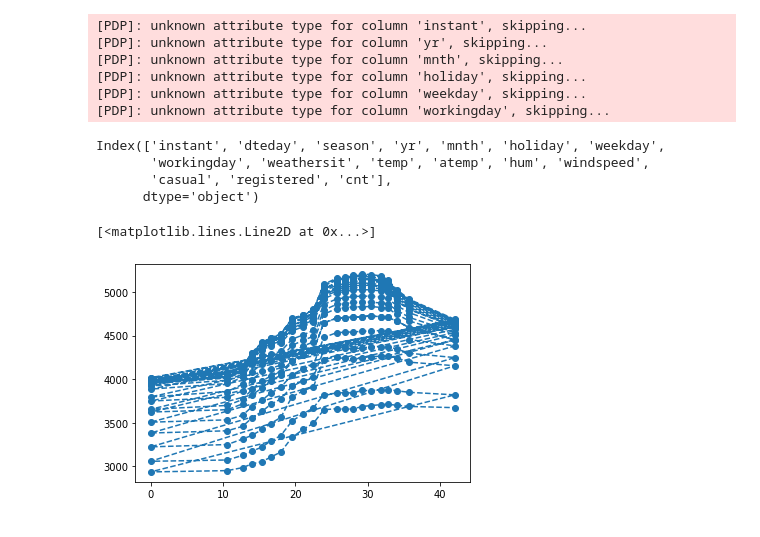
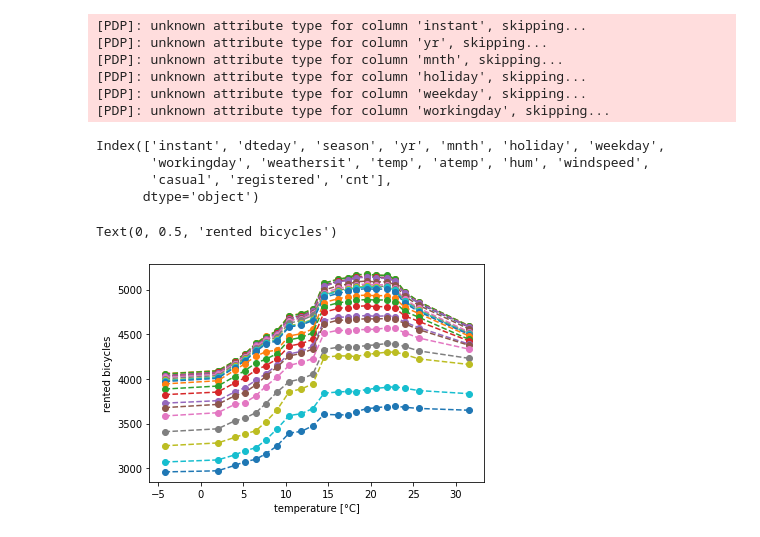
Before and after one commit to algoneer/algoneer, a Jupyter notebook: examples/bike-sharing/partial-dependence-plot.ipynb, the cells around one changed output. Saved outputs shown, nothing was run; the diff lists cells and outputs as text; code cells hidden in the pictures.

```diff
--- a/examples/bike-sharing/partial-dependence-plot.ipynb
+++ b/examples/bike-sharing/partial-dependence-plot.ipynb
@@ -28,7 +28,7 @@ from algoneer.methods.blackbox.pdp import PDP
 
 pdp = PDP()
 # %%
-result = pdp.run(model, ds, max_values=20, max_datapoints=100)
+result = pdp.run(model, ds, max_values=20, max_datapoints=100, correlated=True)
 # %% [output]
 [PDP]: unknown attribute type for column 'instant', skipping...
 [PDP]: unknown attribute type for column 'yr', skipping...
@@ -39,18 +39,24 @@ result = pdp.run(model, ds, max_values=20, max_datapoints=100)
 # %%
 %matplotlib inline
 import matplotlib.pylab as pl
+
+pl.figure(figsize = (6,4))
 
 d = 'atemp'
 c = 'hum'
 
 print(ds.columns)
-
+for i in range(21):
+    l = i*21
+    r = (i+1)*21
 # we plot the influence of the temperature on the bike rentals for different levels of humidity
-pl.plot([x[1]*50 for x in result[c][d]], [x[2] for x in result[c][d]], marker='o', ls='--')
+    pl.plot([x[1]*47-8 for x in result[c][d][l:r]], [x[2] for x in result[c][d][l:r]], marker='o', ls='--')
+pl.xlabel("temperature [°C]")
+pl.ylabel("rented bicycles")
 # %% [output]
 Index(['instant', 'dteday', 'season', 'yr', 'mnth', 'holiday', 'weekday',
        'workingday', 'weathersit', 'temp', 'atemp', 'hum', 'windspeed',
        'casual', 'registered', 'cnt'],
       dtype='object')
-[<matplotlib.lines.Line2D at 0x...>]
+Text(0, 0.5, 'rented bicycles')
-[figure, old version]
+[figure, new version]
```
Also changed, not shown: 9 other files.
